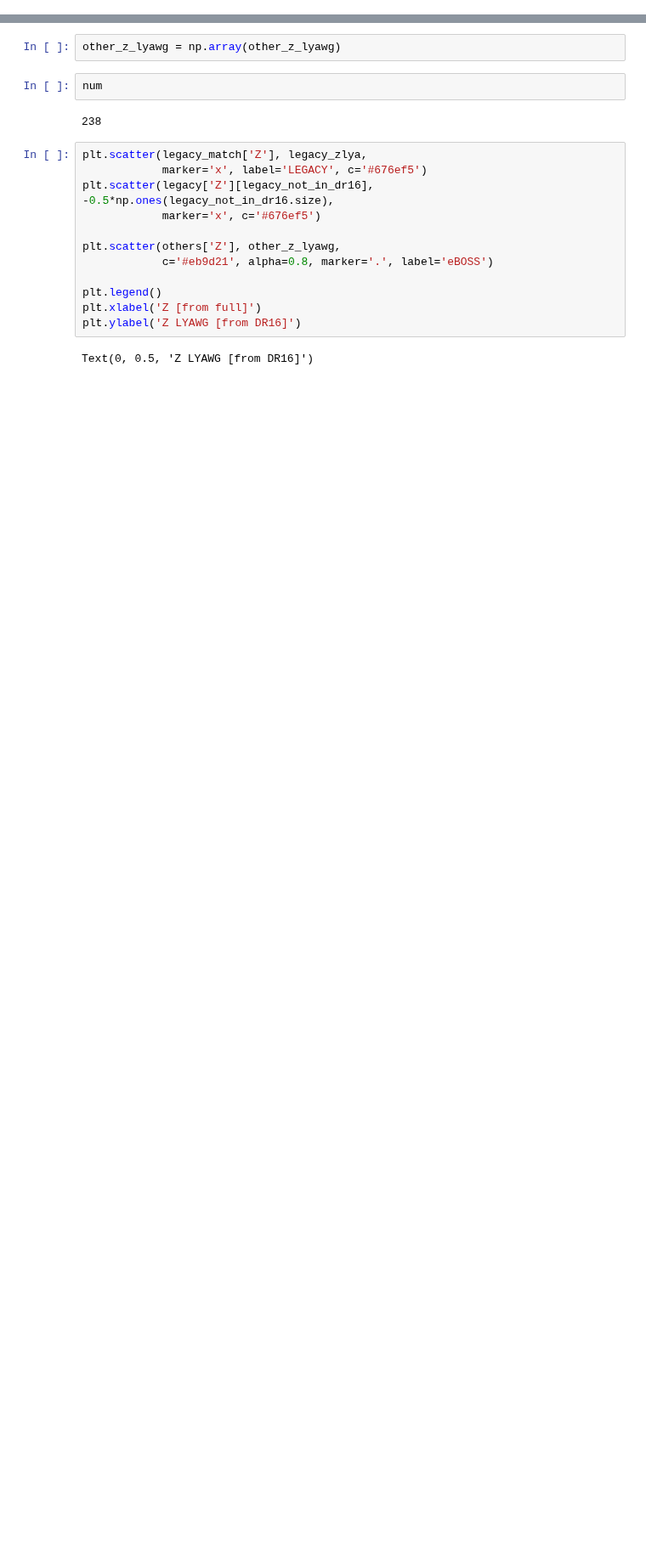
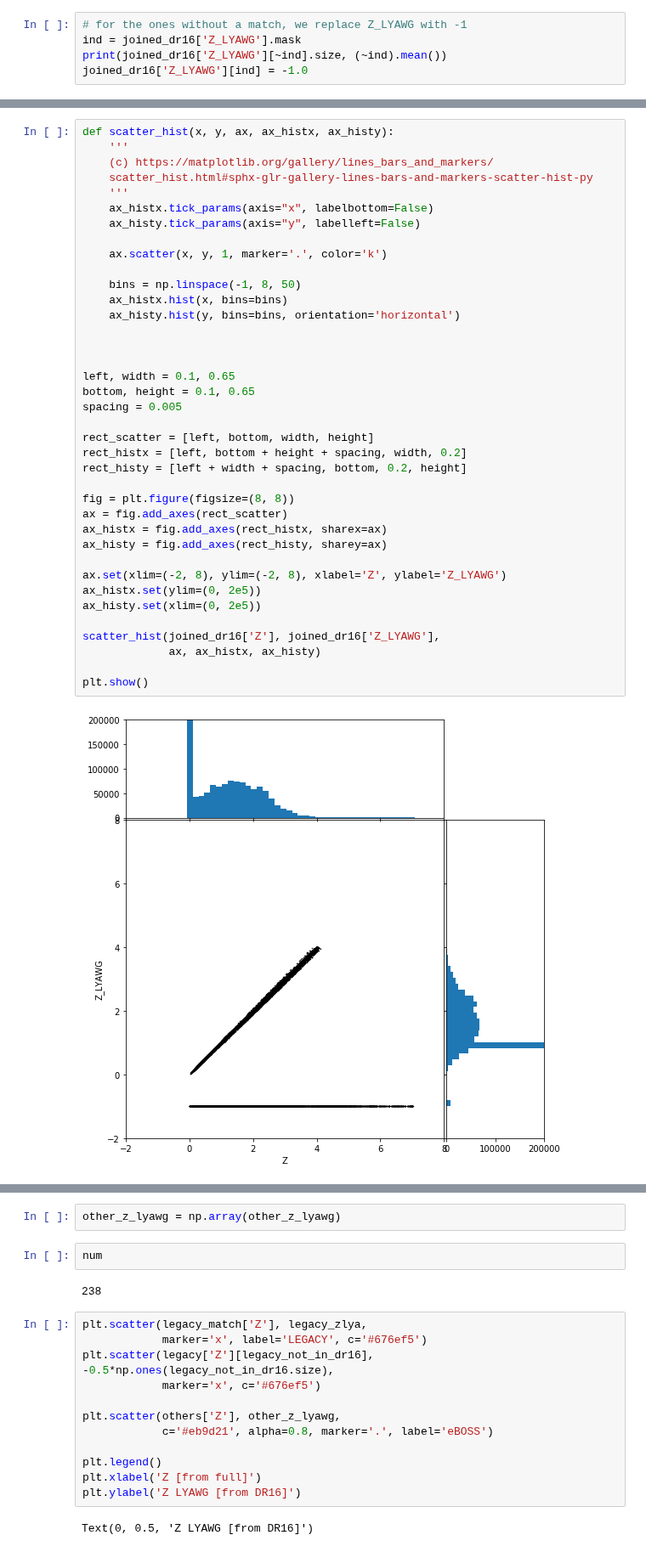
Before and after one commit to mehdirezaie/eboss, a Jupyter notebook: match_catalogs.ipynb, the cells around one changed output, grey strips where cells are left out. Shown at 85% size. Cells and saved outputs as stored; diff of their text form; blank space fills up the shorter version.

```diff
--- a/match_catalogs.ipynb
+++ b/match_catalogs.ipynb
@@ -79,0 +68,5 @@ for idx in others['THING_ID']:
+# %%
+# for the ones without a match, we replace Z_LYAWG with -1
+ind = joined_dr16['Z_LYAWG'].mask
+print(joined_dr16['Z_LYAWG'][~ind].size, (~ind).mean())
+joined_dr16['Z_LYAWG'][ind] = -1.0
@@ -79,0 +105,40 @@ for idx in others['THING_ID']:
+# %%
+def scatter_hist(x, y, ax, ax_histx, ax_histy):
+    '''
+    (c) https://matplotlib.org/gallery/lines_bars_and_markers/
+    scatter_hist.html#sphx-glr-gallery-lines-bars-and-markers-scatter-hist-py
+    '''
+    ax_histx.tick_params(axis="x", labelbottom=False)
+    ax_histy.tick_params(axis="y", labelleft=False)
+
+    ax.scatter(x, y, 1, marker='.', color='k')
+
+    bins = np.linspace(-1, 8, 50)
+    ax_histx.hist(x, bins=bins)
+    ax_histy.hist(y, bins=bins, orientation='horizontal')
+
+
+
+left, width = 0.1, 0.65
+bottom, height = 0.1, 0.65
+spacing = 0.005
+
+rect_scatter = [left, bottom, width, height]
+rect_histx = [left, bottom + height + spacing, width, 0.2]
+rect_histy = [left + width + spacing, bottom, 0.2, height]
+
+fig = plt.figure(figsize=(8, 8))
+ax = fig.add_axes(rect_scatter)
+ax_histx = fig.add_axes(rect_histx, sharex=ax)
+ax_histy = fig.add_axes(rect_histy, sharey=ax)
+
+ax.set(xlim=(-2, 8), ylim=(-2, 8), xlabel='Z', ylabel='Z_LYAWG')
+ax_histx.set(ylim=(0, 2e5))
+ax_histy.set(xlim=(0, 2e5))
+
+scatter_hist(joined_dr16['Z'], joined_dr16['Z_LYAWG'],
+             ax, ax_histx, ax_histy)
+
+plt.show()
+# %% [output]
+[figure, added]
```
Also changed, not shown: parts of 64 cells of this notebook.
